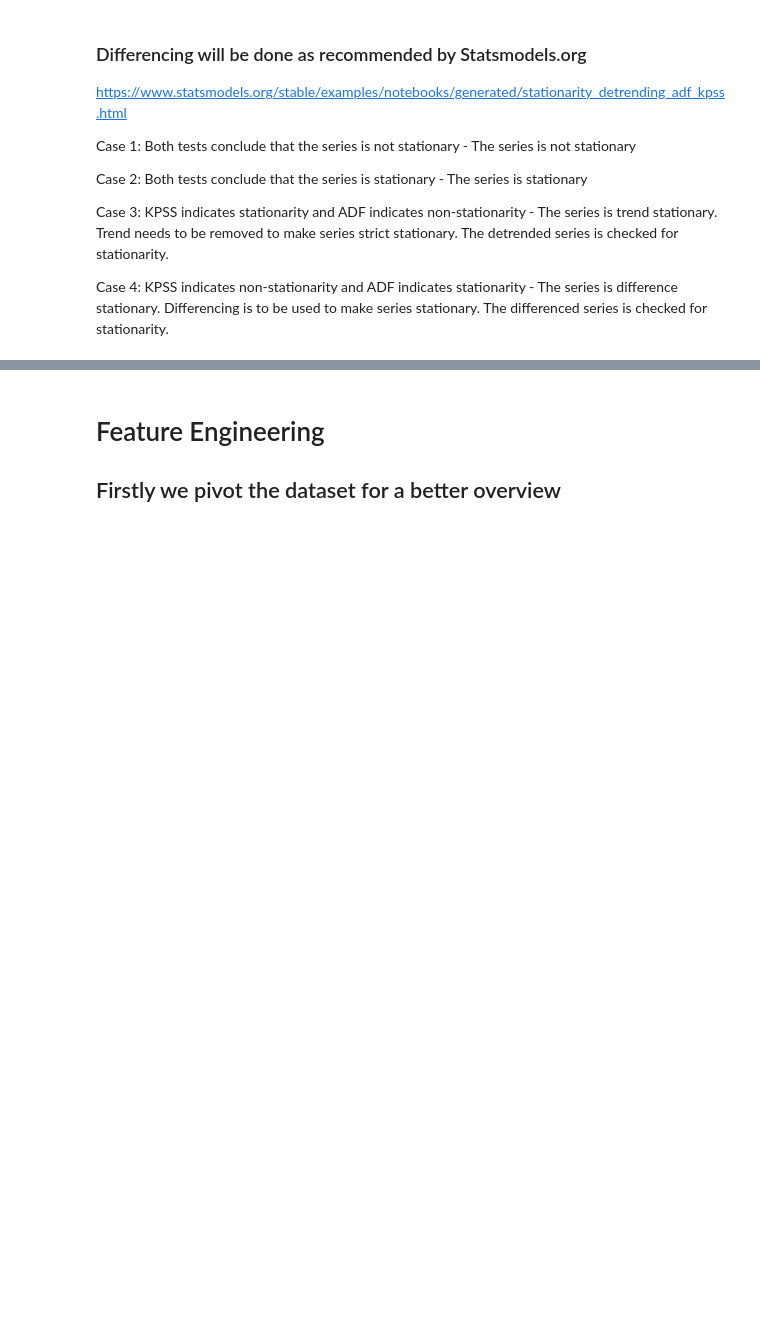
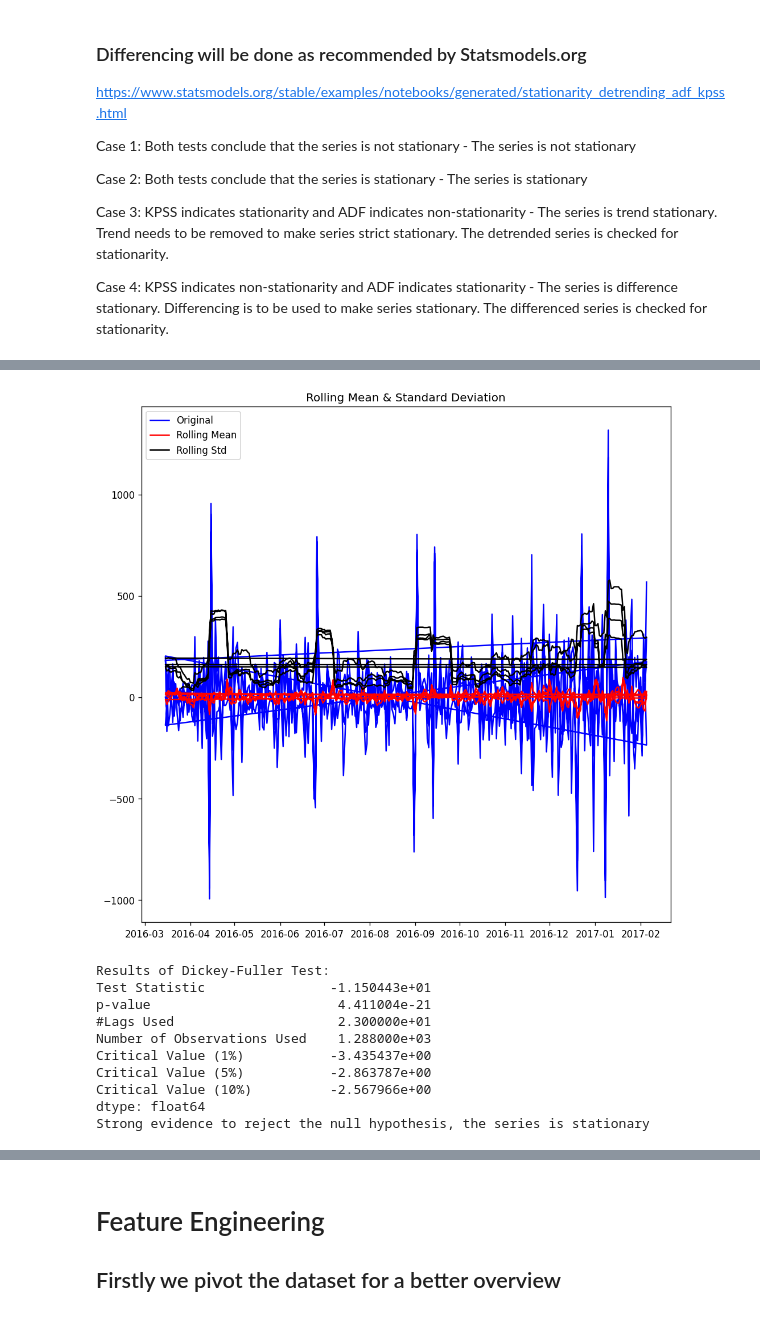
Before and after one commit to JoelPoah/AIMLCA2, a Jupyter notebook: TimeSeries_PartA/TimeSeries.ipynb, the cells around one changed output, grey strips where cells are left out. Saved outputs shown, nothing was run; the diff lists cells and outputs as text; code cells hidden in the pictures; blank space fills up the shorter version.

```diff
--- a/TimeSeries_PartA/TimeSeries.ipynb
+++ b/TimeSeries_PartA/TimeSeries.ipynb
@@ -255 +275,15 @@ plt.show()
+# %%
+test_stationarity(airtrain["Value_diff"])
+# %% [output]
+[figure, added]
+Results of Dickey-Fuller Test:
+Test Statistic                -1.150443e+01
+p-value                        4.411004e-21
+#Lags Used                     2.300000e+01
+Number of Observations Used    1.288000e+03
+Critical Value (1%)           -3.435437e+00
+Critical Value (5%)           -2.863787e+00
+Critical Value (10%)          -2.567966e+00
+dtype: float64
+Strong evidence to reject the null hypothesis, the series is stationary
 # %%
```
Also changed, not shown: parts of 45 cells of this notebook.
